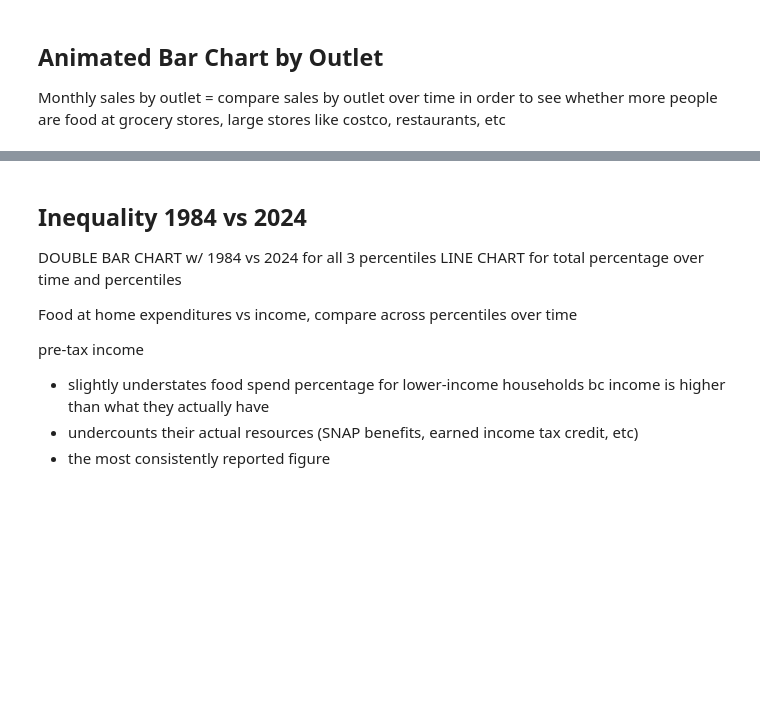
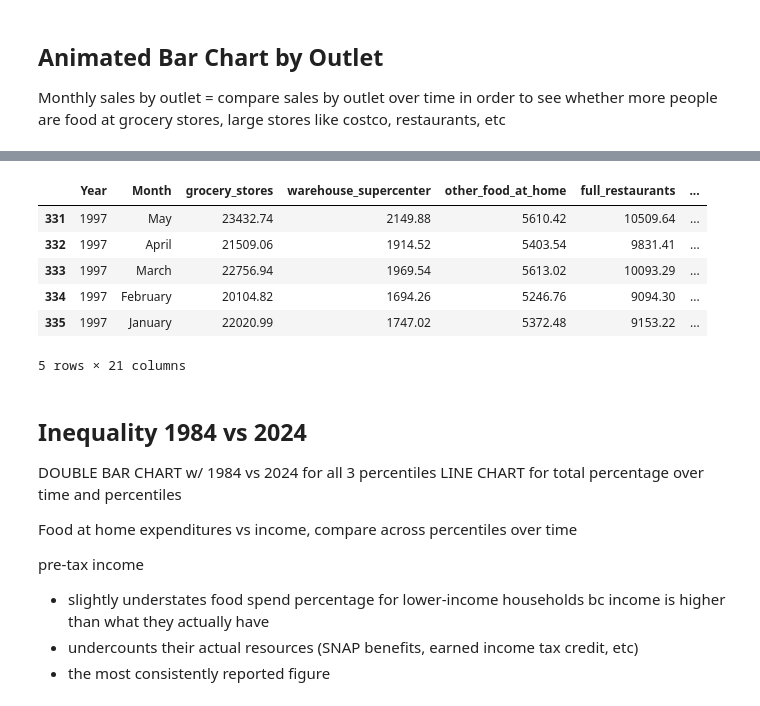
Before and after one commit to rvt9bx/dsan-scholarship-project, a Jupyter notebook: scripts/viz.ipynb, the cells around one changed output, grey strips where cells are left out. Drawn from its saved outputs; the diff is of its cells as text; code cells hidden in the pictures; blank space fills up the shorter version.

```diff
--- a/scripts/viz.ipynb
+++ b/scripts/viz.ipynb
@@ -964,3 +974,13 @@ fig.show()
+# %%
+sales_by_outlet_clean.tail()
+# %% [output]
+|  | Year | Month | grocery_stores | warehouse_supercenter | other_food_at_home | full_restaurants | ... |
+| 331 | 1997 | May | 23432.74 | 2149.88 | 5610.42 | 10509.64 | ... |
+| 332 | 1997 | April | 21509.06 | 1914.52 | 5403.54 | 9831.41 | ... |
+| 333 | 1997 | March | 22756.94 | 1969.54 | 5613.02 | 10093.29 | ... |
+| 334 | 1997 | February | 20104.82 | 1694.26 | 5246.76 | 9094.30 | ... |
+| 335 | 1997 | January | 22020.99 | 1747.02 | 5372.48 | 9153.22 | ... |
+5 rows × 21 columns
 # %% [markdown]
 ## Inequality 1984 vs 2024
 
```
Also changed, not shown: parts of 10 cells of this notebook, 22 other files.
